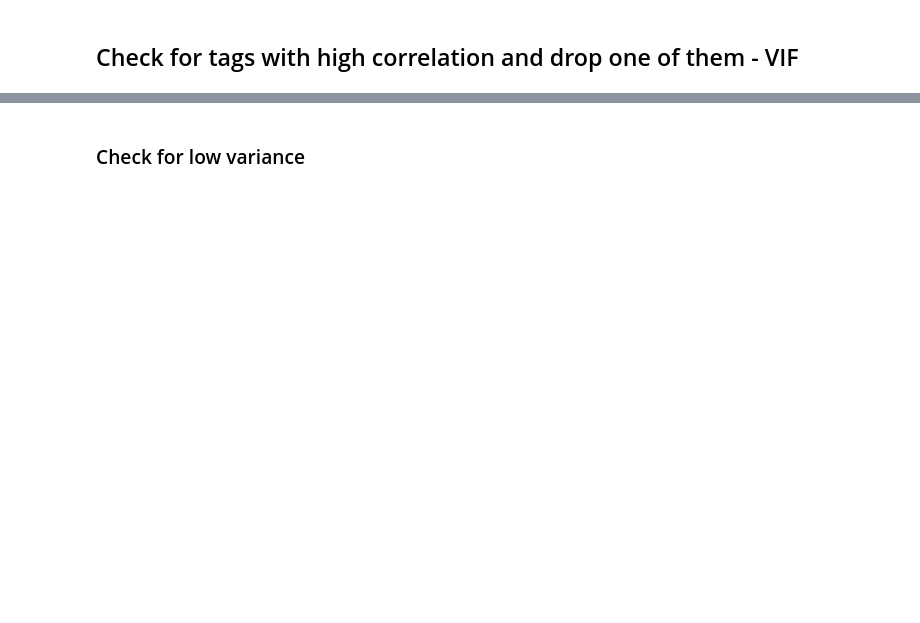
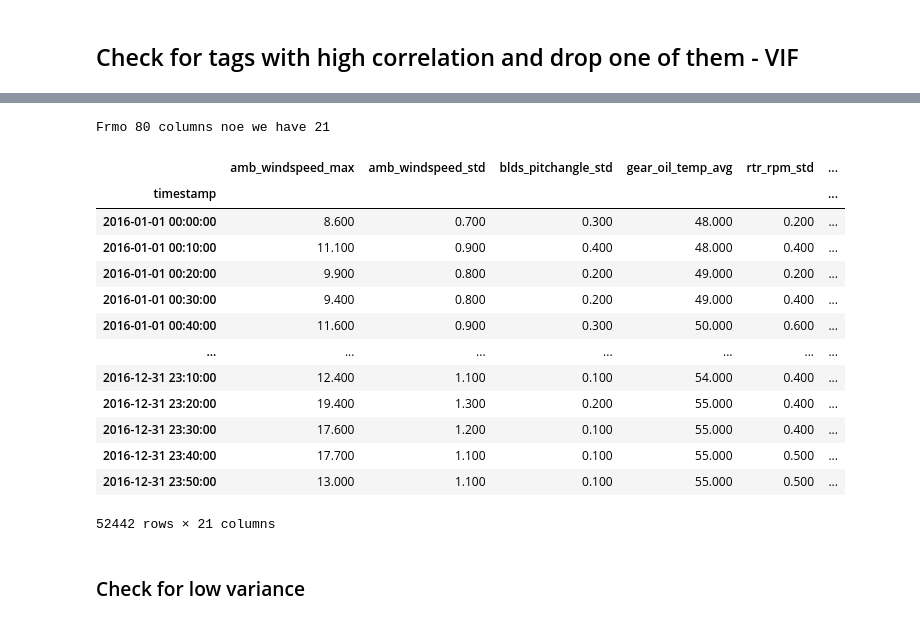
Before and after one commit to Rodrigohamacher/SCADA_wind_turbines, a Jupyter notebook: codes/EDA_SCADA_T11.ipynb, the cells around one changed output, grey strips where cells are left out. Cells and saved outputs as stored; diff of their text form; code cells hidden in the pictures; blank space fills up the shorter version.

```diff
--- a/codes/EDA_SCADA_T11.ipynb
+++ b/codes/EDA_SCADA_T11.ipynb
@@ -200,3 +275,25 @@ display(vif_high)
+# %%
+print(f'Frmo 80 columns noe we have {vif_high.shape[0]}')
+
+tags_float_red = vif_high['features'].values
+training_set_red = training_set[tags_float_red]
+training_set_red
+# %% [output]
+Frmo 80 columns noe we have 21
+|  | amb_windspeed_max | amb_windspeed_std | blds_pitchangle_std | gear_oil_temp_avg | rtr_rpm_std | ... |
+| timestamp |  |  |  |  |  | ... |
+| 2016-01-01 00:00:00 | 8.600 | 0.700 | 0.300 | 48.000 | 0.200 | ... |
+| 2016-01-01 00:10:00 | 11.100 | 0.900 | 0.400 | 48.000 | 0.400 | ... |
+| 2016-01-01 00:20:00 | 9.900 | 0.800 | 0.200 | 49.000 | 0.200 | ... |
+| 2016-01-01 00:30:00 | 9.400 | 0.800 | 0.200 | 49.000 | 0.400 | ... |
+| 2016-01-01 00:40:00 | 11.600 | 0.900 | 0.300 | 50.000 | 0.600 | ... |
+| ... | ... | ... | ... | ... | ... | ... |
+| 2016-12-31 23:10:00 | 12.400 | 1.100 | 0.100 | 54.000 | 0.400 | ... |
+| 2016-12-31 23:20:00 | 19.400 | 1.300 | 0.200 | 55.000 | 0.400 | ... |
+| 2016-12-31 23:30:00 | 17.600 | 1.200 | 0.100 | 55.000 | 0.400 | ... |
+| 2016-12-31 23:40:00 | 17.700 | 1.100 | 0.100 | 55.000 | 0.500 | ... |
+| 2016-12-31 23:50:00 | 13.000 | 1.100 | 0.100 | 55.000 | 0.500 | ... |
+52442 rows × 21 columns
 # %% [markdown]
 ### Check for low variance
 # %%
```
Also changed, not shown: parts of 27 cells of this notebook, 1 other file.
